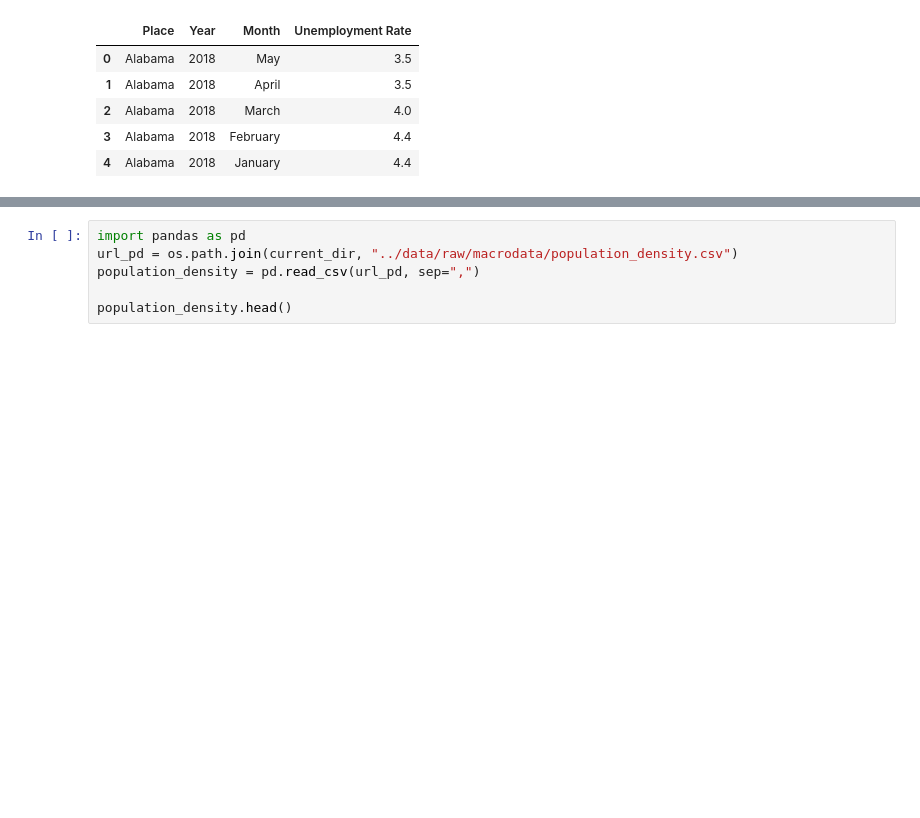
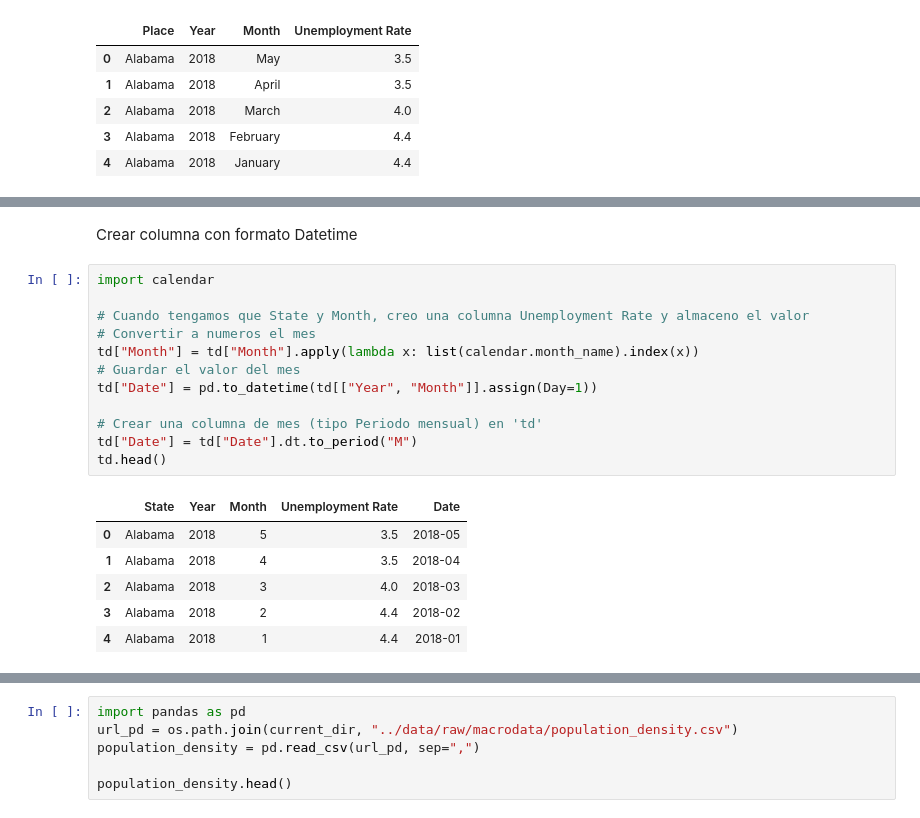
Before and after one commit to andtay/Machine_Learning_Based_Demand_Forecasting, a Jupyter notebook: src/data.ipynb, the cells around one changed output, grey strips where cells are left out. Drawn from its saved outputs; the diff is of its cells as text; blank space fills up the shorter version.

```diff
--- a/src/data.ipynb
+++ b/src/data.ipynb
@@ -566,0 +496,21 @@ td.head()
+# %% [markdown]
+Crear columna con formato Datetime
+# %%
+import calendar
+
+# Cuando tengamos que State y Month, creo una columna Unemployment Rate y almaceno el valor
+# Convertir a numeros el mes
+td["Month"] = td["Month"].apply(lambda x: list(calendar.month_name).index(x))
+# Guardar el valor del mes
+td["Date"] = pd.to_datetime(td[["Year", "Month"]].assign(Day=1))
+
+# Crear una columna de mes (tipo Periodo mensual) en 'td'
+td["Date"] = td["Date"].dt.to_period("M")
+td.head()
+# %% [output]
+|  | State | Year | Month | Unemployment Rate | Date |
+| 0 | Alabama | 2018 | 5 | 3.5 | 2018-05 |
+| 1 | Alabama | 2018 | 4 | 3.5 | 2018-04 |
+| 2 | Alabama | 2018 | 3 | 4.0 | 2018-03 |
+| 3 | Alabama | 2018 | 2 | 4.4 | 2018-02 |
+| 4 | Alabama | 2018 | 1 | 4.4 | 2018-01 |
```
Also changed, not shown: parts of 36 cells of this notebook, 1 other file.
